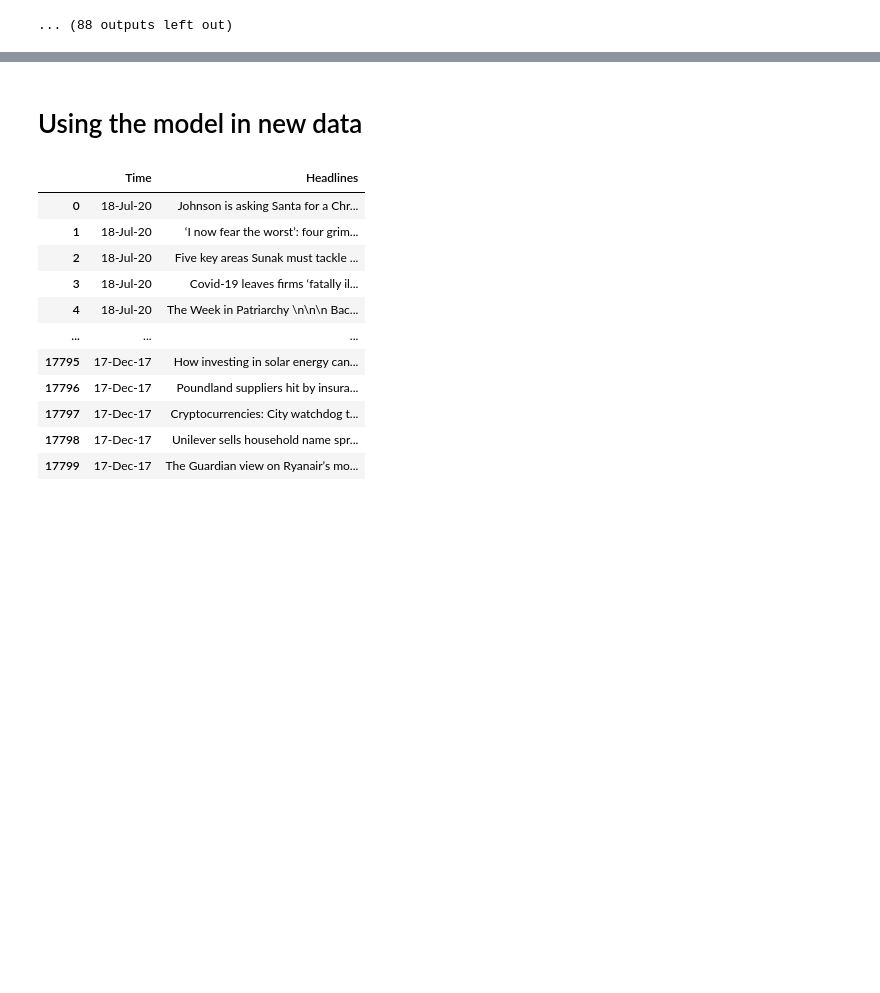
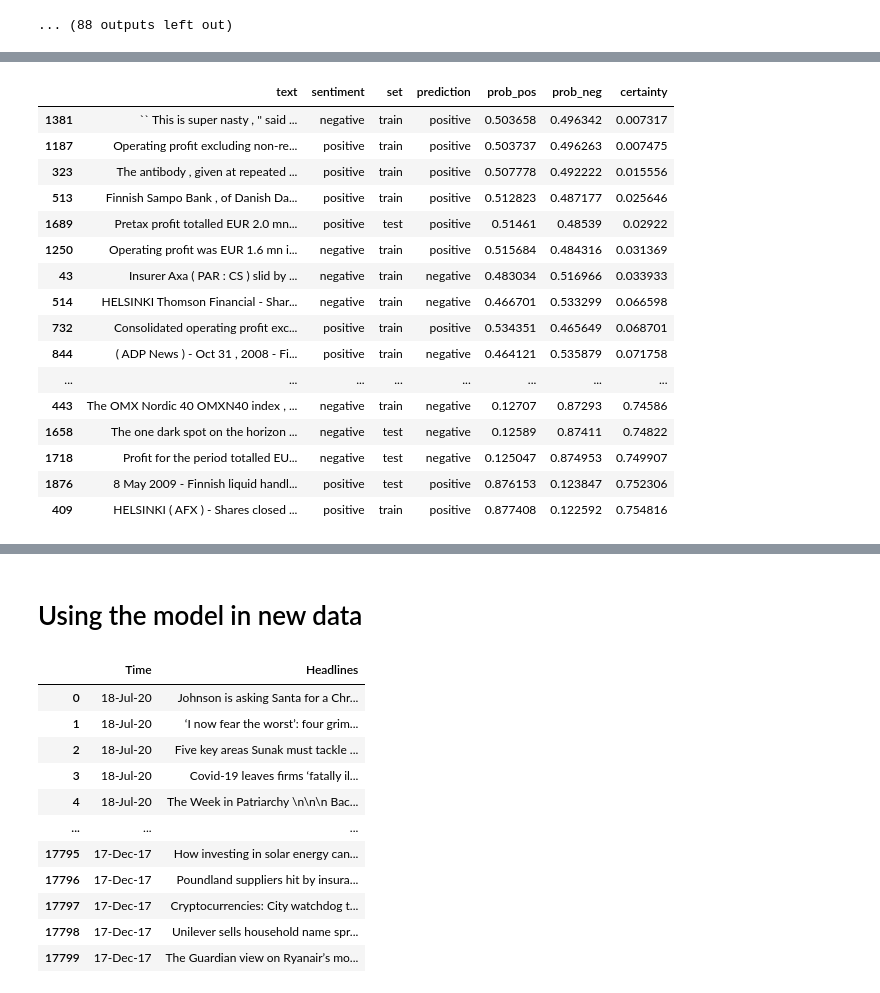
Before and after one commit to NHer0/IronEnrique, a Jupyter notebook: Sentiment_Analysis_on_Financial_News_Headlines/processing_LSTM_nb.ipynb, the cells around one changed output, grey strips where cells are left out. Cells and saved outputs as stored; diff of their text form; code cells hidden in the pictures; blank space fills up the shorter version.

```diff
--- a/Sentiment_Analysis_on_Financial_News_Headlines/processing_LSTM_nb.ipynb
+++ b/Sentiment_Analysis_on_Financial_News_Headlines/processing_LSTM_nb.ipynb
@@ -127,3 +128,25 @@ fin_lab_large_df.to_csv("Data/csv/fin_lab_large_pred.csv")
+# %%
+# Let see on wich ones the model was more certain
+
+fin_lab_large_df.sort_values(by='certainty', ascending=True).head(250)
+# %% [output]
+|  | text | sentiment | set | prediction | prob_pos | prob_neg | certainty |
+| 1381 | `` This is super nasty , '' said ... | negative | train | positive | 0.503658 | 0.496342 | 0.007317 |
+| 1187 | Operating profit excluding non-re... | positive | train | positive | 0.503737 | 0.496263 | 0.007475 |
+| 323 | The antibody , given at repeated ... | positive | train | positive | 0.507778 | 0.492222 | 0.015556 |
+| 513 | Finnish Sampo Bank , of Danish Da... | positive | train | positive | 0.512823 | 0.487177 | 0.025646 |
+| 1689 | Pretax profit totalled EUR 2.0 mn... | positive | test | positive | 0.51461 | 0.48539 | 0.02922 |
+| 1250 | Operating profit was EUR 1.6 mn i... | negative | train | positive | 0.515684 | 0.484316 | 0.031369 |
+| 43 | Insurer Axa ( PAR : CS ) slid by ... | negative | train | negative | 0.483034 | 0.516966 | 0.033933 |
+| 514 | HELSINKI Thomson Financial - Shar... | negative | train | negative | 0.466701 | 0.533299 | 0.066598 |
+| 732 | Consolidated operating profit exc... | positive | train | positive | 0.534351 | 0.465649 | 0.068701 |
+| 844 | ( ADP News ) - Oct 31 , 2008 - Fi... | positive | train | negative | 0.464121 | 0.535879 | 0.071758 |
+| ... | ... | ... | ... | ... | ... | ... | ... |
+| 443 | The OMX Nordic 40 OMXN40 index , ... | negative | train | negative | 0.12707 | 0.87293 | 0.74586 |
+| 1658 | The one dark spot on the horizon ... | negative | test | negative | 0.12589 | 0.87411 | 0.74822 |
+| 1718 | Profit for the period totalled EU... | negative | test | negative | 0.125047 | 0.874953 | 0.749907 |
+| 1876 | 8 May 2009 - Finnish liquid handl... | positive | test | positive | 0.876153 | 0.123847 | 0.752306 |
+| 409 | HELSINKI ( AFX ) - Shares closed ... | positive | train | positive | 0.877408 | 0.122592 | 0.754816 |
 # %%
 # Let see on wich ones the model has failed
 
```
Also changed, not shown: parts of 5 cells of this notebook.
